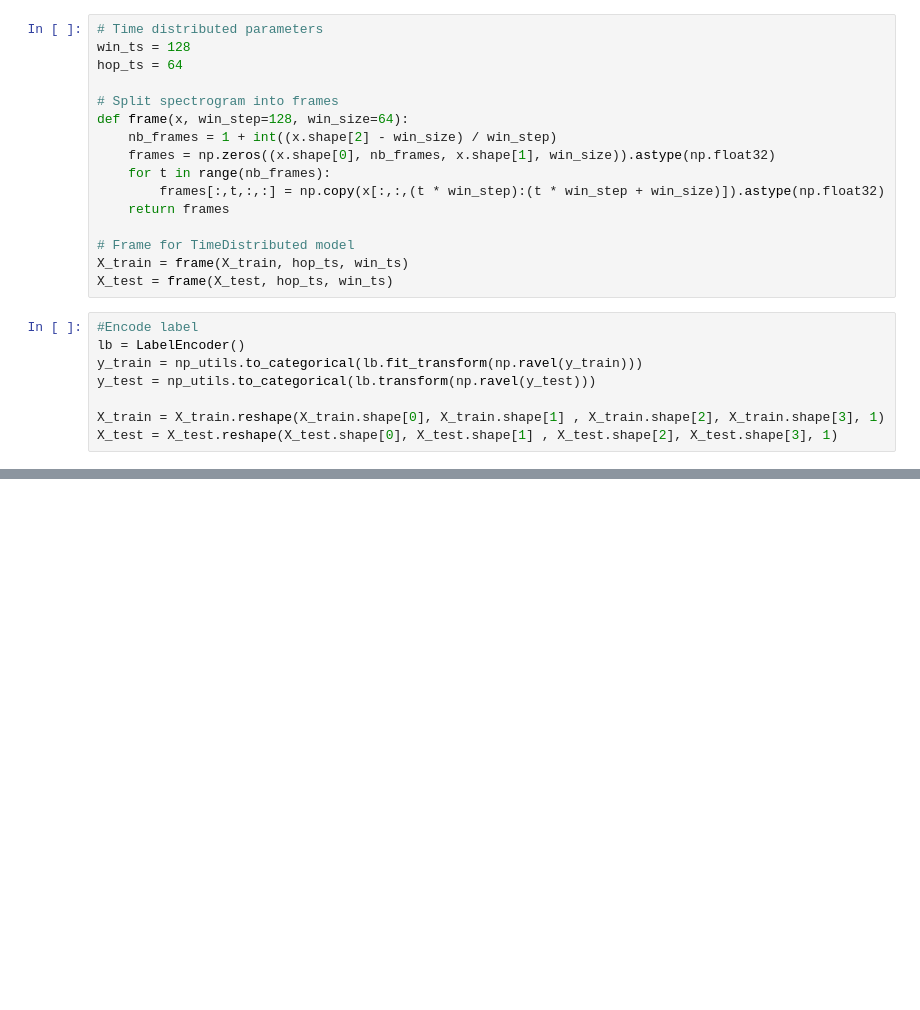
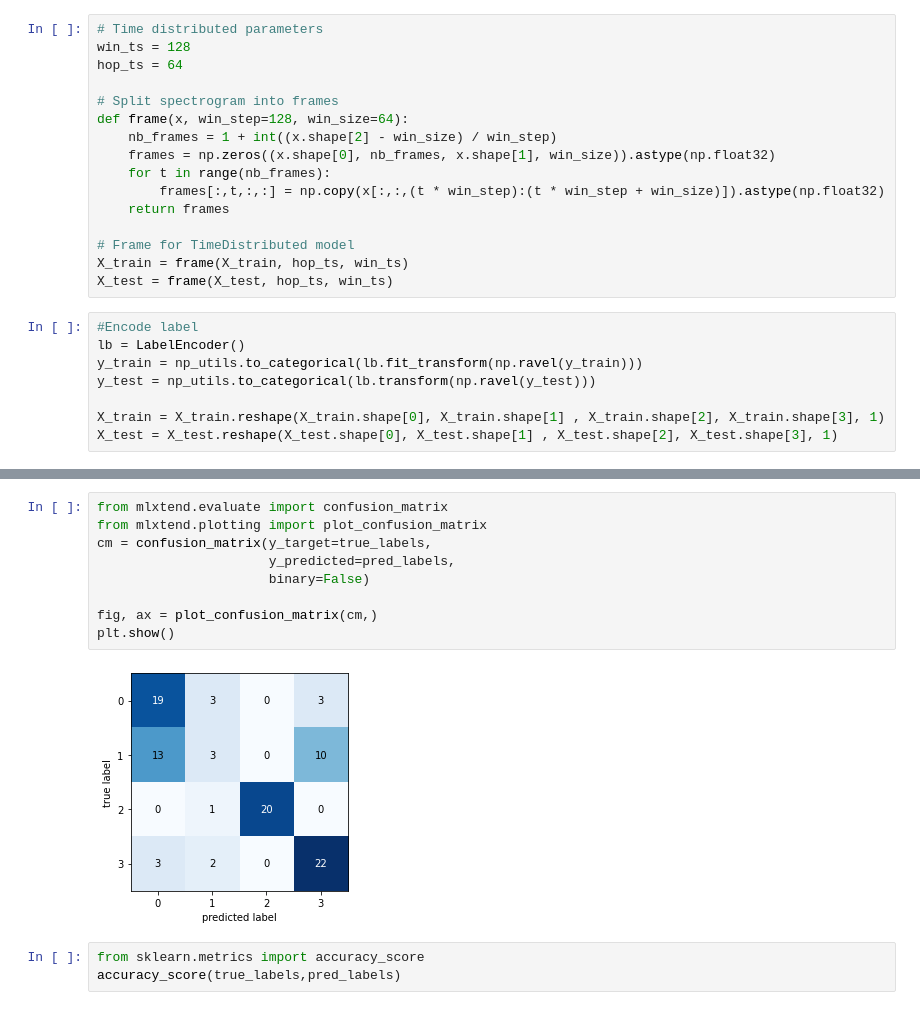
Before and after one commit to lephuocdat2000/DeepLearning-and-Application, a Jupyter notebook: SER/Vie-vie-1.ipynb, the cells around one changed output, grey strips where cells are left out. Cells and saved outputs as stored; diff of their text form; blank space fills up the shorter version.

```diff
--- a/SER/Vie-vie-1.ipynb
+++ b/SER/Vie-vie-1.ipynb
@@ -230,0 +311,14 @@ history = model.fit(X_train, y_train, batch_size=64, epochs=200, validation_data
+# %%
+from mlxtend.evaluate import confusion_matrix
+from mlxtend.plotting import plot_confusion_matrix
+cm = confusion_matrix(y_target=true_labels,
+                      y_predicted=pred_labels,
+                      binary=False)
+
+fig, ax = plot_confusion_matrix(cm,)
+plt.show()
+# %% [output]
+[figure, added]
+# %%
+from sklearn.metrics import accuracy_score
+accuracy_score(true_labels,pred_labels)
```
Also changed, not shown: parts of 6 cells of this notebook.
